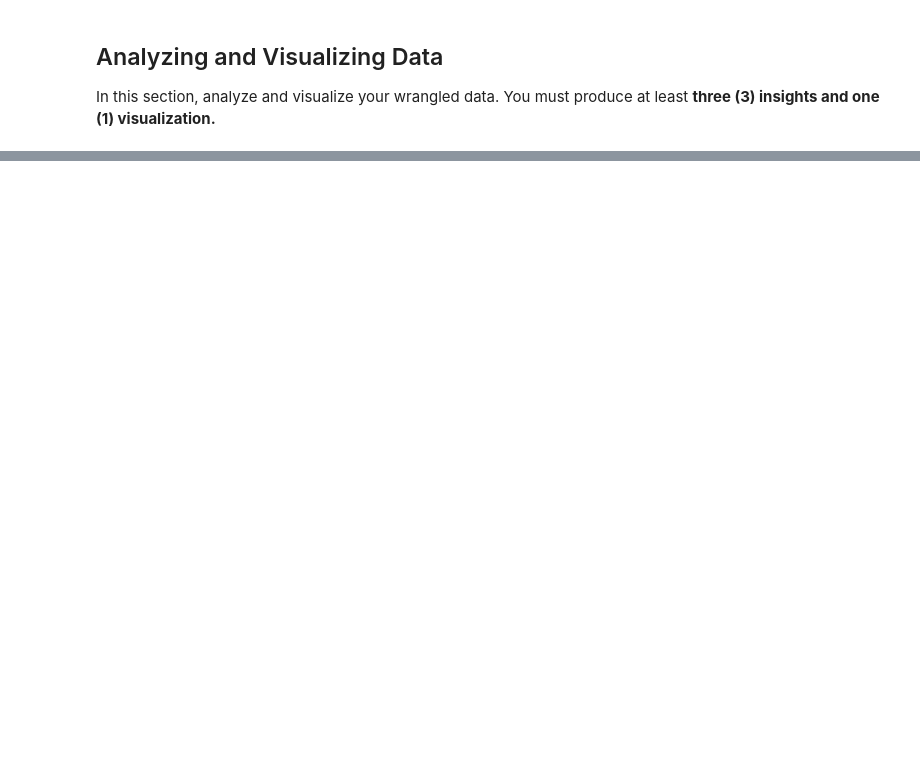
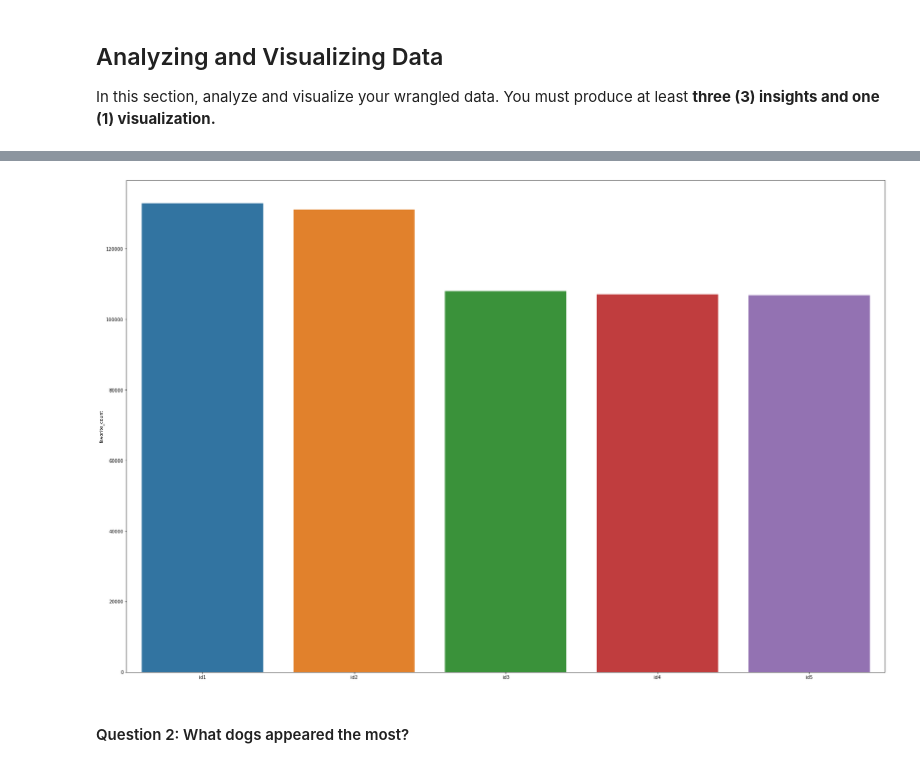
Before and after one commit to dev-tyta/Twitter-Data-Wrangling, a Jupyter notebook: wrangle_act.ipynb, the cells around one changed output, grey strips where cells are left out. Saved outputs shown, nothing was run; the diff lists cells and outputs as text; code cells hidden in the pictures; blank space fills up the shorter version.

```diff
--- a/wrangle_act.ipynb
+++ b/wrangle_act.ipynb
@@ -479,0 +505,2 @@ AttributeError: 'Series' object has no attribute 'sort'
+# %%
+fav_group = desc_fav.head(5)
@@ -479,0 +517,12 @@ AttributeError: 'Series' object has no attribute 'sort'
+# %%
+labels_id = ['id1', 'id2', 'id3', 'id4', 'id5']
+# %%
+def bar(x,y):
+    plt.figure(figsize= (30,20))
+    sns.barplot(x, y )
+# %%
+bar(x= labels_id, y=fav_group.favorite_count)
+# %% [output]
+[figure, added]
+# %% [markdown]
+#### Question 2: What dogs appeared the most?
```
Also changed, not shown: parts of 27 cells of this notebook, 2 other files.
